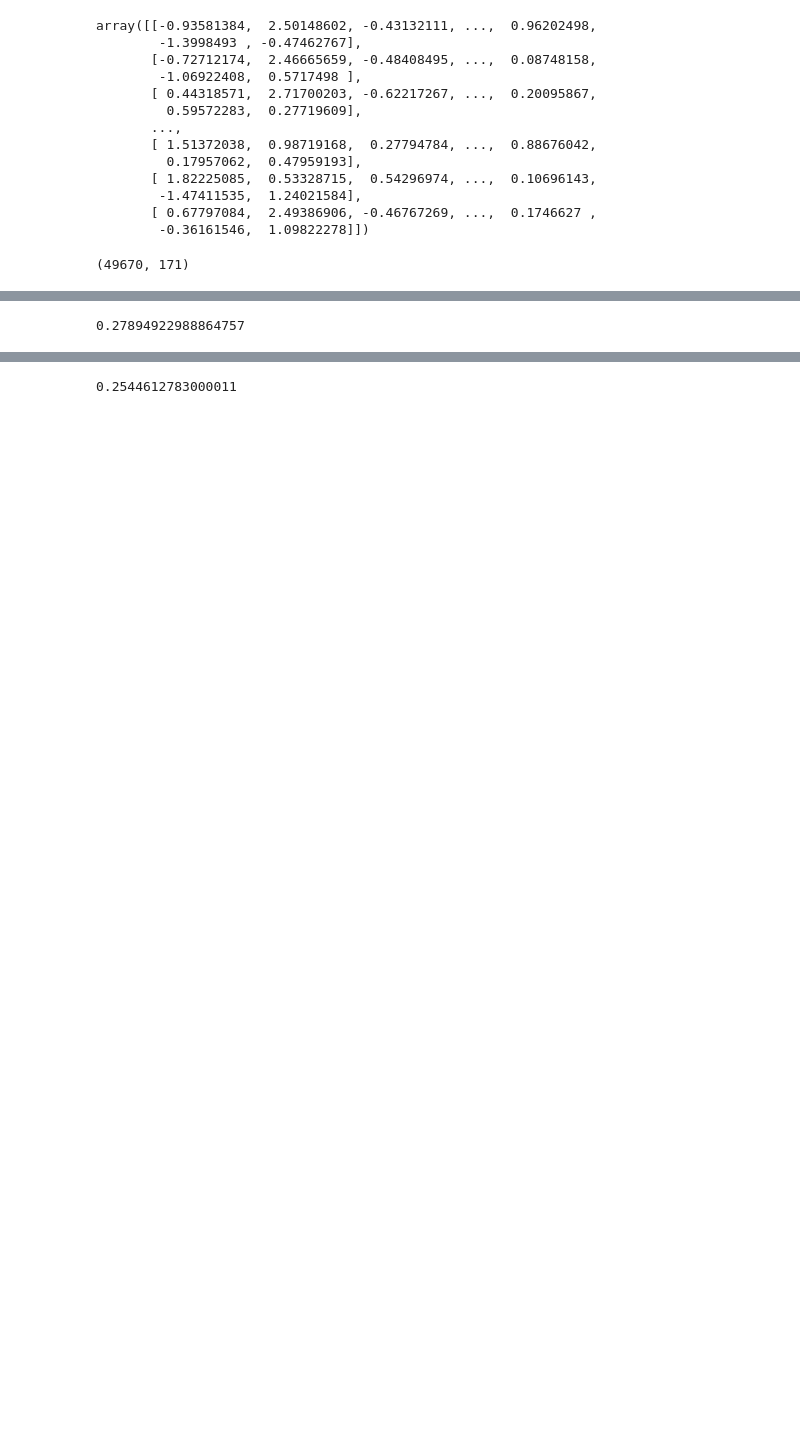
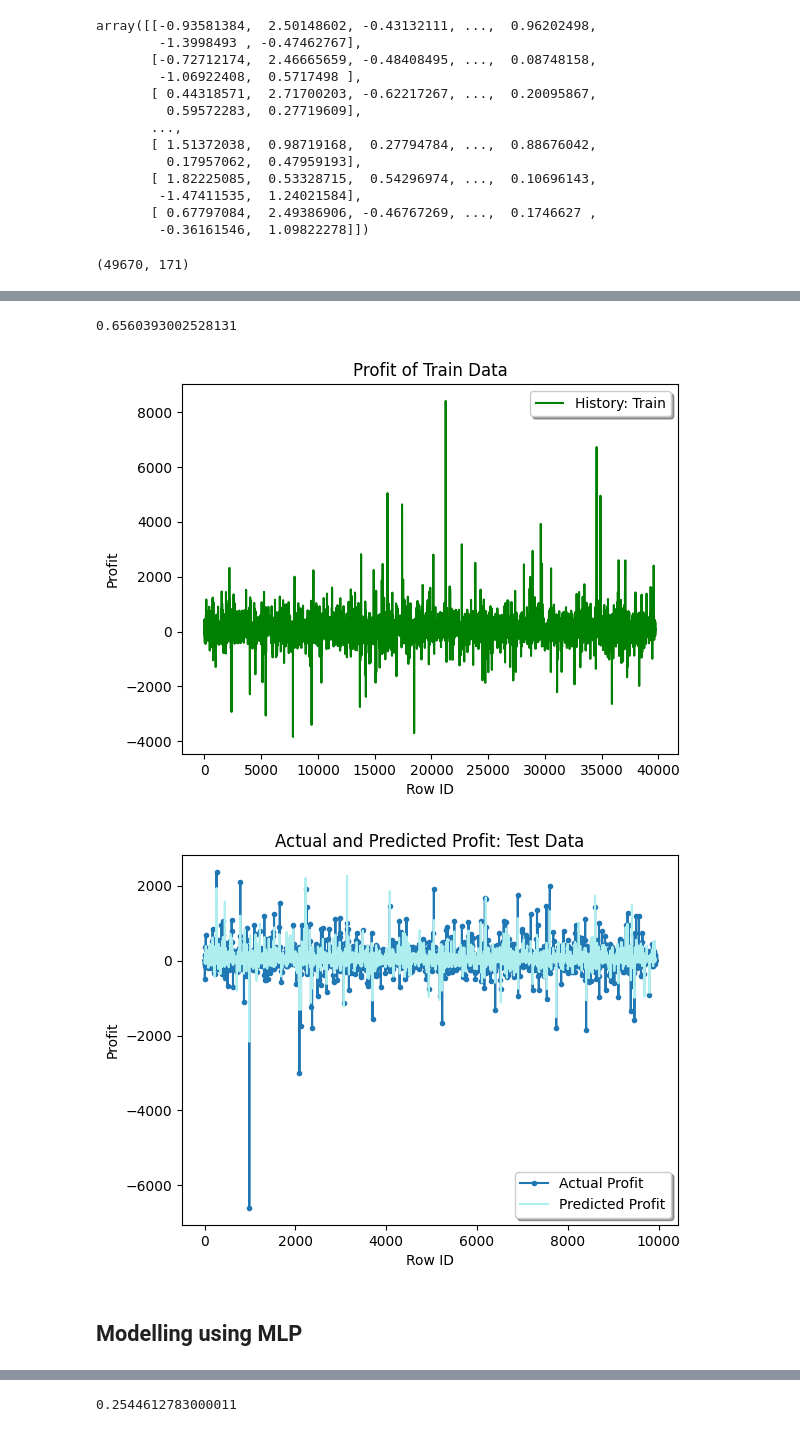
Before and after one commit to G3-Quera-Data-Analysis-Bootcamp-1402/Project-2, a Jupyter notebook: notebooks/ML.ipynb, the cells around one changed output, grey strips where cells are left out. Saved outputs shown, nothing was run; the diff lists cells and outputs as text; code cells hidden in the pictures; blank space fills up the shorter version.

```diff
--- a/notebooks/ML.ipynb
+++ b/notebooks/ML.ipynb
@@ -183,11 +196,37 @@ r2_score(y_test, y_pred)
 # %%
-amlmodel = AutoML(task= "regression", time_budget= 60, verbose=0)
+amlmodel = AutoML(task= "regression", time_budget= 300, verbose=0)
 amlmodel.fit(x_train, y_train)
 y_pred = amlmodel.predict(x_test)
 r2_score(y_test, y_pred)
 # %% [output]
-0.27894922988864757
+0.6560393002528131
 # %%
 d = {'y_test': y_test, 'y_pred_automl': y_pred, 'y_pred_lrmodel': y_pred_lrmodel}
 df_test_pred = pd.DataFrame(d).reset_index(drop=True)
 df_test_pred.to_csv('../data/df_ML1.csv')
+# %%
+import matplotlib.pyplot as plt
+
+
+plt.plot(np.arange(0, len(y_train)), y_train.flatten(), 'g', label="History: Train")
+plt.ylabel('Profit')
+plt.xlabel('Row ID')
+plt.legend(shadow=True)
+plt.title('Profit of Train Data')
+plt.show();
+
+plt.plot(y_test.flatten(), marker='.', label="Actual Profit")
+plt.plot(y_pred.flatten(), 'paleturquoise', label="Predicted Profit")
+
+#plt.plot(y_pred_inv_75epoch.flatten(), 'black', label="Prediction: 75 epochs")
+plt.ylabel('Profit')
+plt.xlabel('Row ID')
+plt.legend(shadow=True)
+plt.title('Actual and Predicted Profit: Test Data')
+
+plt.show();
+# %% [output]
+[figure, added]
+[figure, added]
+# %% [markdown]
+## Modelling using MLP
```
Also changed, not shown: parts of 18 cells of this notebook, 4 other files.
